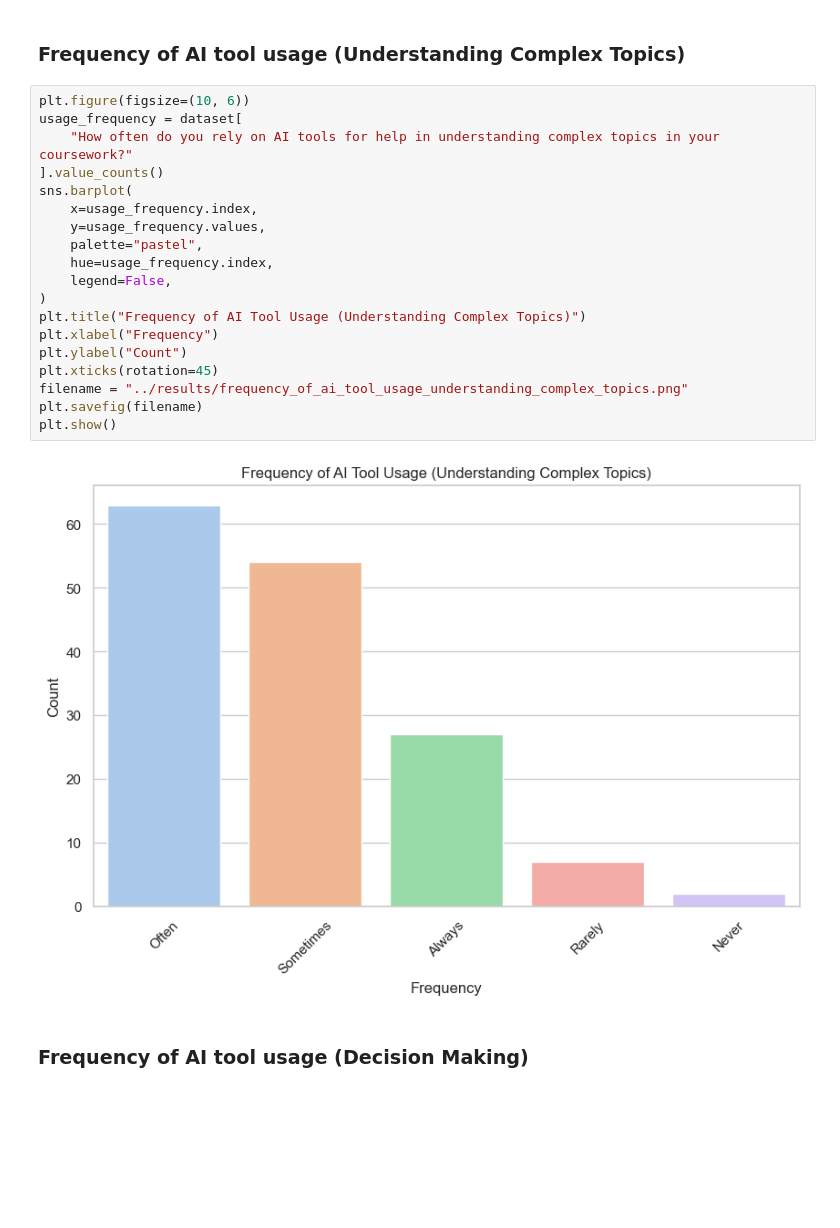
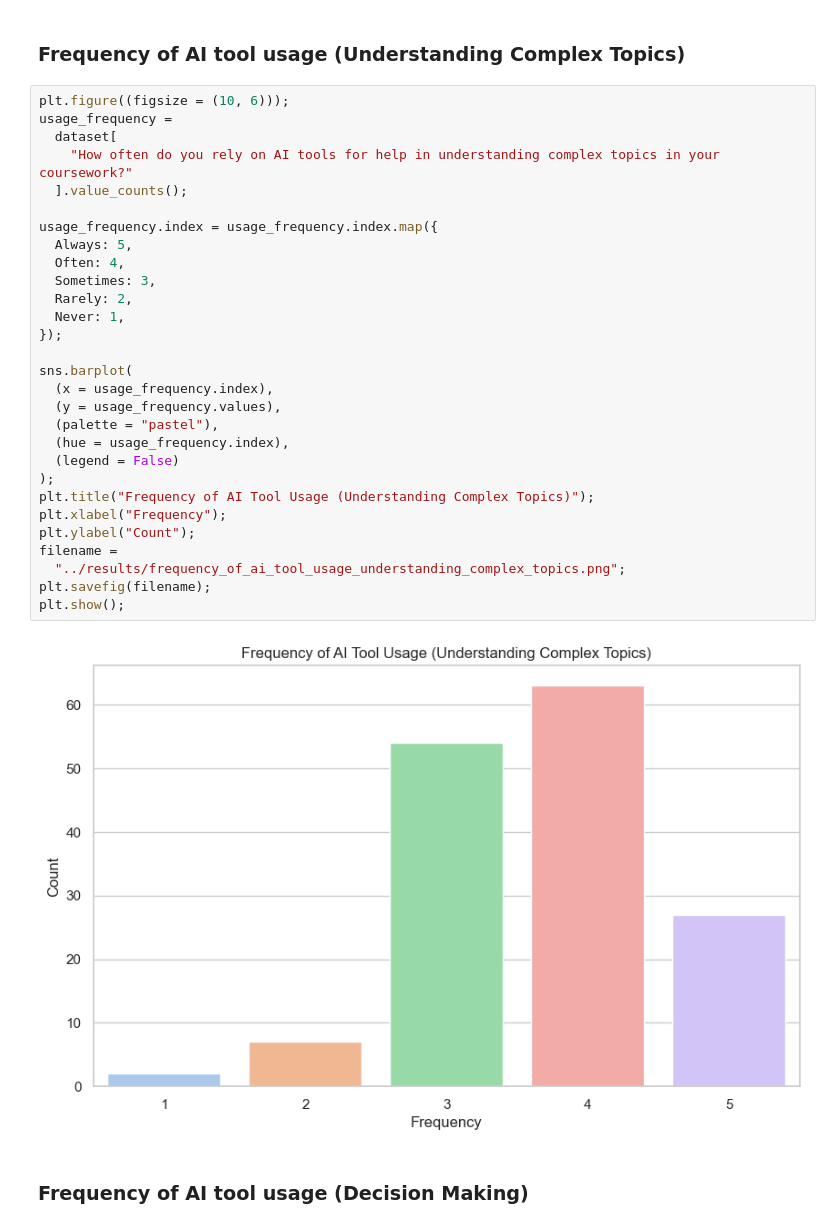
Before and after one commit to NotAlpha45/Survey-on-the-Impact-of-AI-Tools, a Jupyter notebook: code/dataset_exploration.ipynb, the cells around one changed output. Cells and saved outputs as stored; diff of their text form; blank space fills up the shorter version.

Commit message:
Some more plots on utilization of AI

```diff
--- a/code/dataset_exploration.ipynb
+++ b/code/dataset_exploration.ipynb
@@ -213,26 +213,36 @@ plt.show()
 # %% [markdown]
 ### Frequency of AI tool usage (Understanding Complex Topics)
 # %%
-plt.figure(figsize=(10, 6))
-usage_frequency = dataset[
+plt.figure((figsize = (10, 6)));
+usage_frequency =
+  dataset[
     "How often do you rely on AI tools for help in understanding complex topics in your coursework?"
-].value_counts()
+  ].value_counts();
+
+usage_frequency.index = usage_frequency.index.map({
+  Always: 5,
+  Often: 4,
+  Sometimes: 3,
+  Rarely: 2,
+  Never: 1,
+});
+
 sns.barplot(
-    x=usage_frequency.index,
-    y=usage_frequency.values,
-    palette="pastel",
-    hue=usage_frequency.index,
-    legend=False,
-)
-plt.title("Frequency of AI Tool Usage (Understanding Complex Topics)")
-plt.xlabel("Frequency")
-plt.ylabel("Count")
-plt.xticks(rotation=45)
-filename = "../results/frequency_of_ai_tool_usage_understanding_complex_topics.png"
-plt.savefig(filename)
-plt.show()
+  (x = usage_frequency.index),
+  (y = usage_frequency.values),
+  (palette = "pastel"),
+  (hue = usage_frequency.index),
+  (legend = False)
+);
+plt.title("Frequency of AI Tool Usage (Understanding Complex Topics)");
+plt.xlabel("Frequency");
+plt.ylabel("Count");
+filename =
+  "../results/frequency_of_ai_tool_usage_understanding_complex_topics.png";
+plt.savefig(filename);
+plt.show();
 # %% [output]
-[figure, old version]
+[figure, new version]
 # %% [markdown]
 ### Frequency of AI tool usage (Decision Making)
 # %%
```
Also changed, not shown: parts of 18 cells of this notebook, 10 other files.
